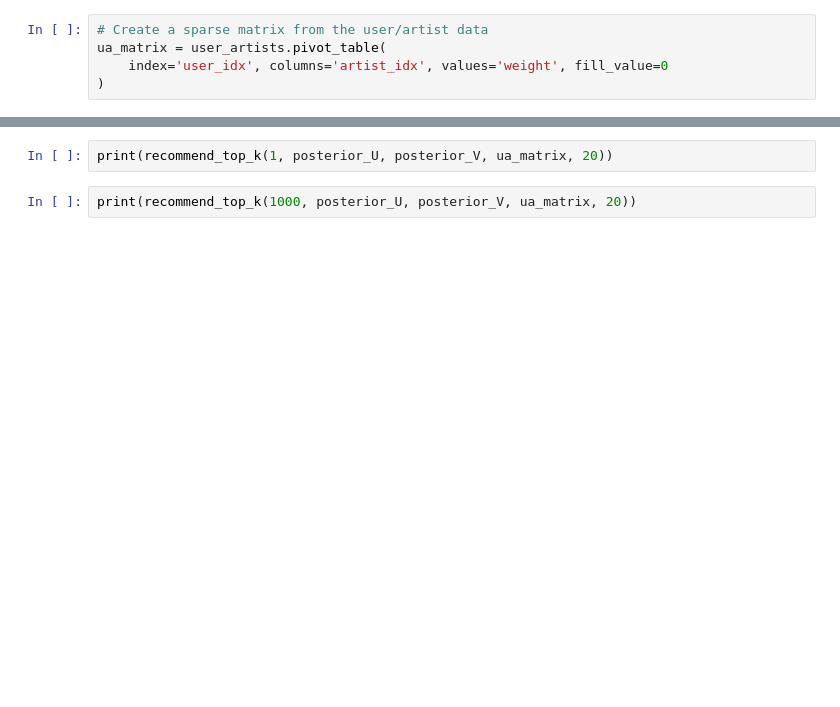
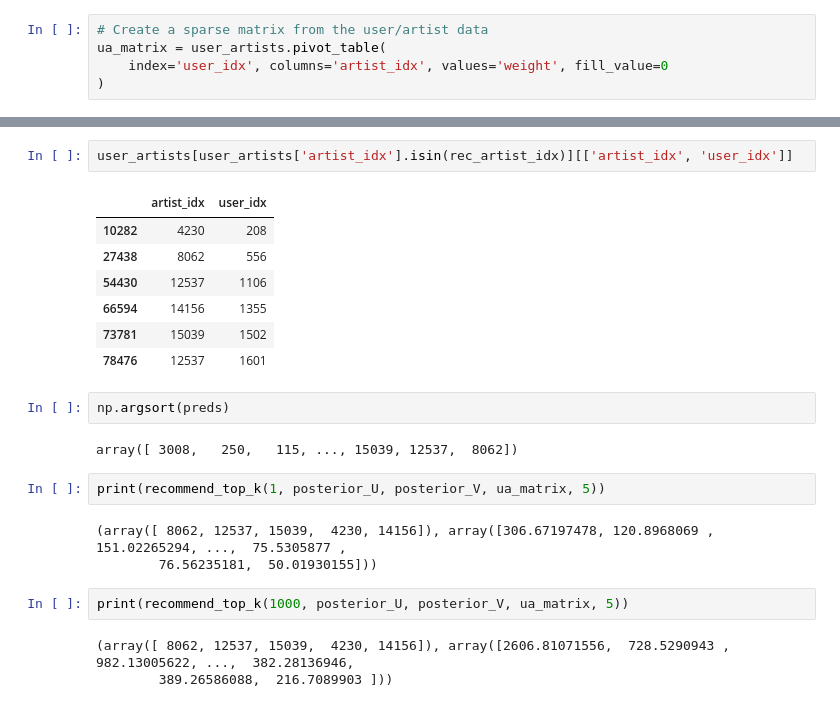
Before and after one commit to PeytonNash/adsp_32014_final, a Jupyter notebook: Recommendation Engine.ipynb, the cells around one changed output, grey strips where cells are left out. Cells and saved outputs as stored; diff of their text form; blank space fills up the shorter version.

```diff
--- a/Recommendation Engine.ipynb
+++ b/Recommendation Engine.ipynb
@@ -363,7 +416,27 @@ artists[artists['id'].isin(rec_artist_id)]['name']
+# %%
+user_artists[user_artists['artist_idx'].isin(rec_artist_idx)][['artist_idx', 'user_idx']]
+# %% [output]
+|  | artist_idx | user_idx |
+| 10282 | 4230 | 208 |
+| 27438 | 8062 | 556 |
+| 54430 | 12537 | 1106 |
+| 66594 | 14156 | 1355 |
+| 73781 | 15039 | 1502 |
+| 78476 | 12537 | 1601 |
+# %%
+np.argsort(preds)
+# %% [output]
+array([ 3008,   250,   115, ..., 15039, 12537,  8062])
 # %%
-print(recommend_top_k(1, posterior_U, posterior_V, ua_matrix, 20))
+print(recommend_top_k(1, posterior_U, posterior_V, ua_matrix, 5))
+# %% [output]
+(array([ 8062, 12537, 15039,  4230, 14156]), array([306.67197478, 120.8968069 , 151.02265294, ...,  75.5305877 ,
+        76.56235181,  50.01930155]))
 # %%
-print(recommend_top_k(1000, posterior_U, posterior_V, ua_matrix, 20))
+print(recommend_top_k(1000, posterior_U, posterior_V, ua_matrix, 5))
+# %% [output]
+(array([ 8062, 12537, 15039,  4230, 14156]), array([2606.81071556,  728.5290943 ,  982.13005622, ...,  382.28136946,
+        389.26586088,  216.7089903 ]))
 # %%
 !git add 'Recommendation Engine.ipynb'
 !git commit -m 'code to test sample'
```
Also changed, not shown: parts of 13 cells of this notebook.
